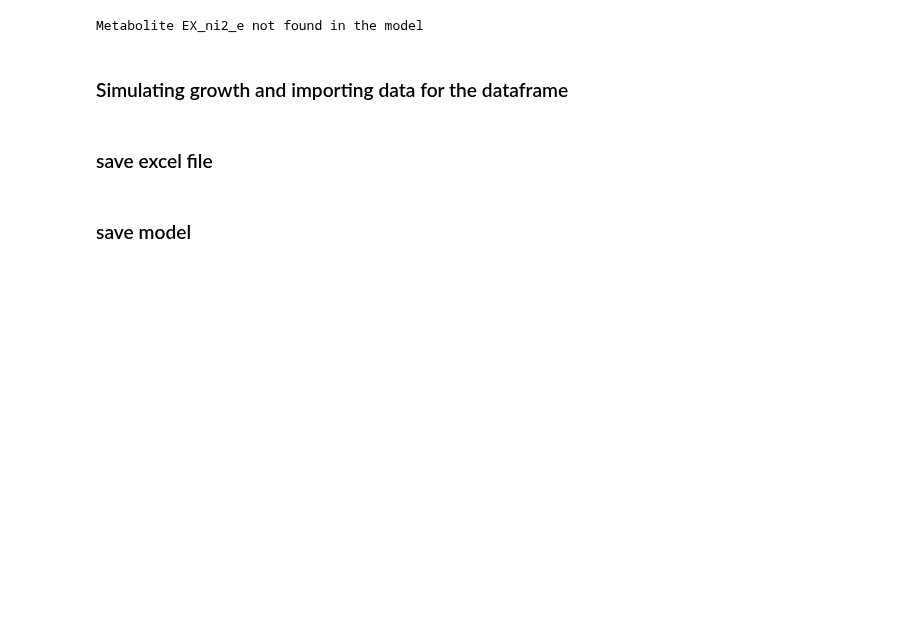
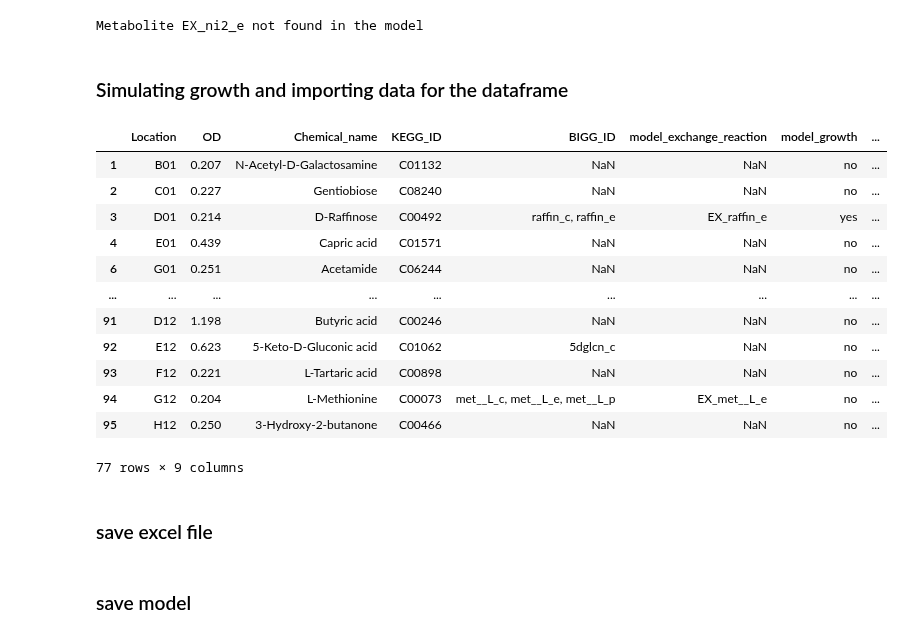
Before and after one commit to AzizBenA/iABA974_SoF1_GEM, a Jupyter notebook: Model/Biolog_data_manipulation.ipynb, the cells around one changed output. Cells and saved outputs as stored; diff of their text form; code cells hidden in the pictures; blank space fills up the shorter version.

```diff
--- a/Model/Biolog_data_manipulation.ipynb
+++ b/Model/Biolog_data_manipulation.ipynb
@@ -344,6 +344,26 @@ for index, od_values in biolog_df['OD'].items():
 # %%
 # Replace NaN values in the 'model_growth_value' column with 'no'
 biolog_df['model_growth'].fillna('no', inplace=True)
+# %%
+file_path ='C:\\\\Users\\\\adam-1y9pxi6q95ggpmx\\\\Documents\\\\PhD\\\\10-19 Research\\\\11 Data\\\\11.13 Biolog_data\\\\241016_growth_biolog_df_PM02.xlsx'
+biolog_df = pd.read_excel(file_path)
+
+biolog_df = biolog_df.dropna(subset=['KEGG_ID'])
+biolog_df
+# %% [output]
+|  | Location | OD | Chemical_name | KEGG_ID | BIGG_ID | model_exchange_reaction | model_growth | ... |
+| 1 | B01 | 0.207 | N-Acetyl-D-Galactosamine | C01132 | NaN | NaN | no | ... |
+| 2 | C01 | 0.227 | Gentiobiose | C08240 | NaN | NaN | no | ... |
+| 3 | D01 | 0.214 | D-Raffinose | C00492 | raffin_c, raffin_e | EX_raffin_e | yes | ... |
+| 4 | E01 | 0.439 | Capric acid | C01571 | NaN | NaN | no | ... |
+| 6 | G01 | 0.251 | Acetamide | C06244 | NaN | NaN | no | ... |
+| ... | ... | ... | ... | ... | ... | ... | ... | ... |
+| 91 | D12 | 1.198 | Butyric acid | C00246 | NaN | NaN | no | ... |
+| 92 | E12 | 0.623 | 5-Keto-D-Gluconic acid | C01062 | 5dglcn_c | NaN | no | ... |
+| 93 | F12 | 0.221 | L-Tartaric acid | C00898 | NaN | NaN | no | ... |
+| 94 | G12 | 0.204 | L-Methionine | C00073 | met__L_c, met__L_e, met__L_p | EX_met__L_e | no | ... |
+| 95 | H12 | 0.250 | 3-Hydroxy-2-butanone | C00466 | NaN | NaN | no | ... |
+77 rows × 9 columns
 # %% [markdown]
 ### save excel file
 # %%
```
Also changed, not shown: parts of 5 cells of this notebook.
